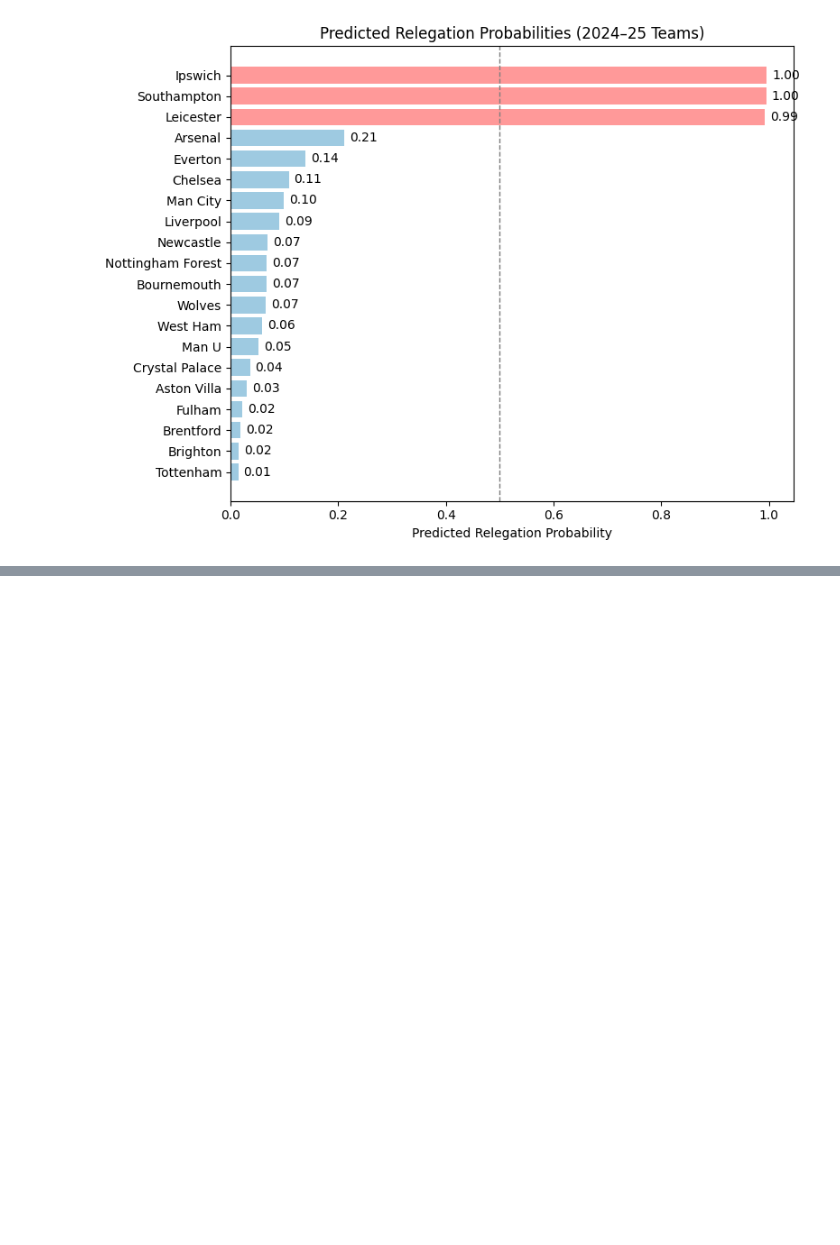
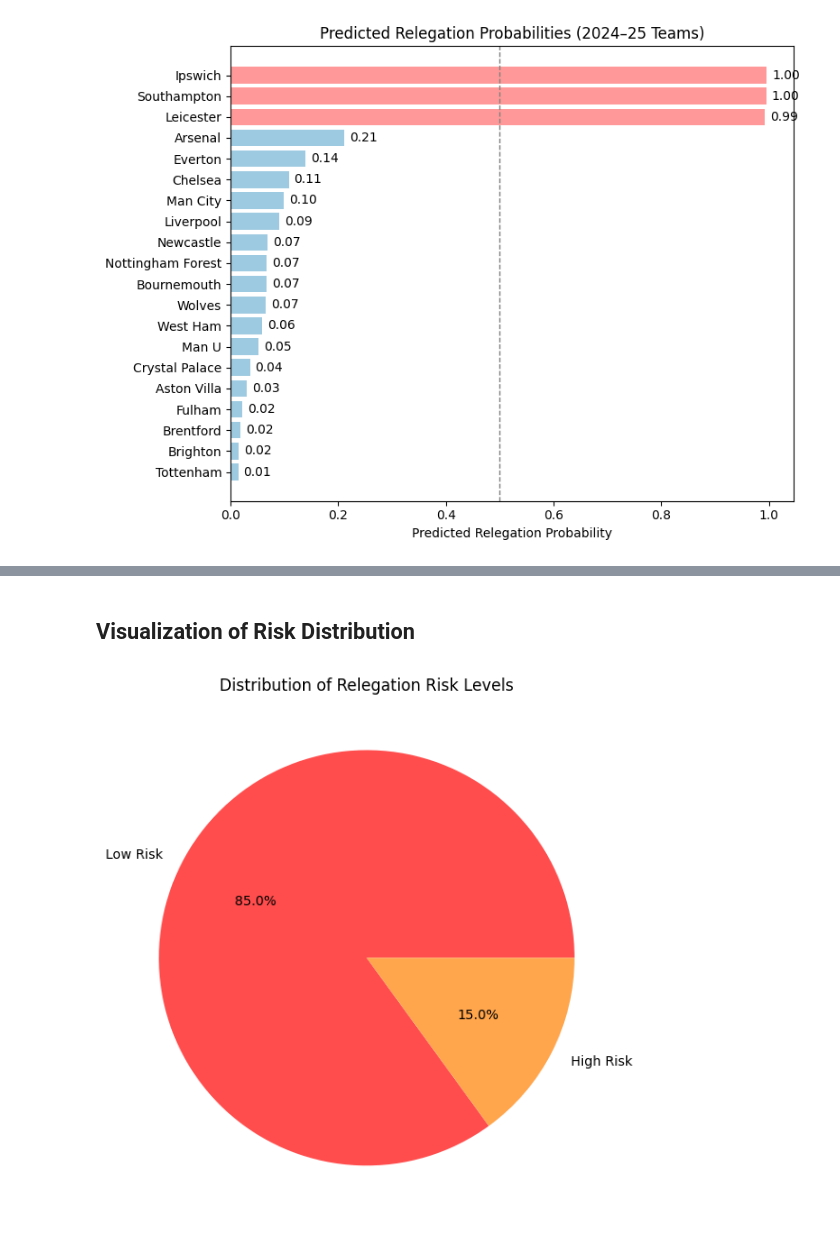
Before and after one commit to AtfastrSlushyMaker/pl-standings-prediction-project, a Jupyter notebook: notebooks/algorithms/SVM/svm_model.ipynb, the cells around one changed output, grey strips where cells are left out. Saved outputs shown, nothing was run; the diff lists cells and outputs as text; code cells hidden in the pictures; blank space fills up the shorter version.

```diff
--- a/notebooks/algorithms/SVM/svm_model.ipynb
+++ b/notebooks/algorithms/SVM/svm_model.ipynb
@@ -477,0 +846,15 @@ plt.show()
+# %%
+# Define risk thresholds
+def risk_category(prob):
+    if prob >= 0.6:
+        return 'High Risk'
+    elif prob >= 0.3:
+        return 'Medium Risk'
+    else:
+        return 'Low Risk'
+
+# Apply to each team
+test_df['Risk_Level'] = test_df['Prob_Relegation'].apply(risk_category)
+
+# Display sorted table with risk labels
+display(test_df[['Team', 'Prob_Relegation', 'Risk_Level']].sort_values('Prob_Relegation', ascending=False))
@@ -477,0 +879,15 @@ plt.show()
+# %% [markdown]
+## Visualization of Risk Distribution
+# %%
+# Count of teams by risk level
+risk_counts = test_df['Risk_Level'].value_counts()
+
+# Pie Chart
+plt.figure(figsize=(6,6))
+risk_counts.plot.pie(autopct='%1.1f%%', colors=['#ff4d4d', '#ffa64d', '#5dade2'])
+plt.title("Distribution of Relegation Risk Levels")
+plt.ylabel("")
+plt.tight_layout()
+plt.show()
+# %% [output]
+[figure, added]
```
Also changed, not shown: parts of 19 cells of this notebook.
